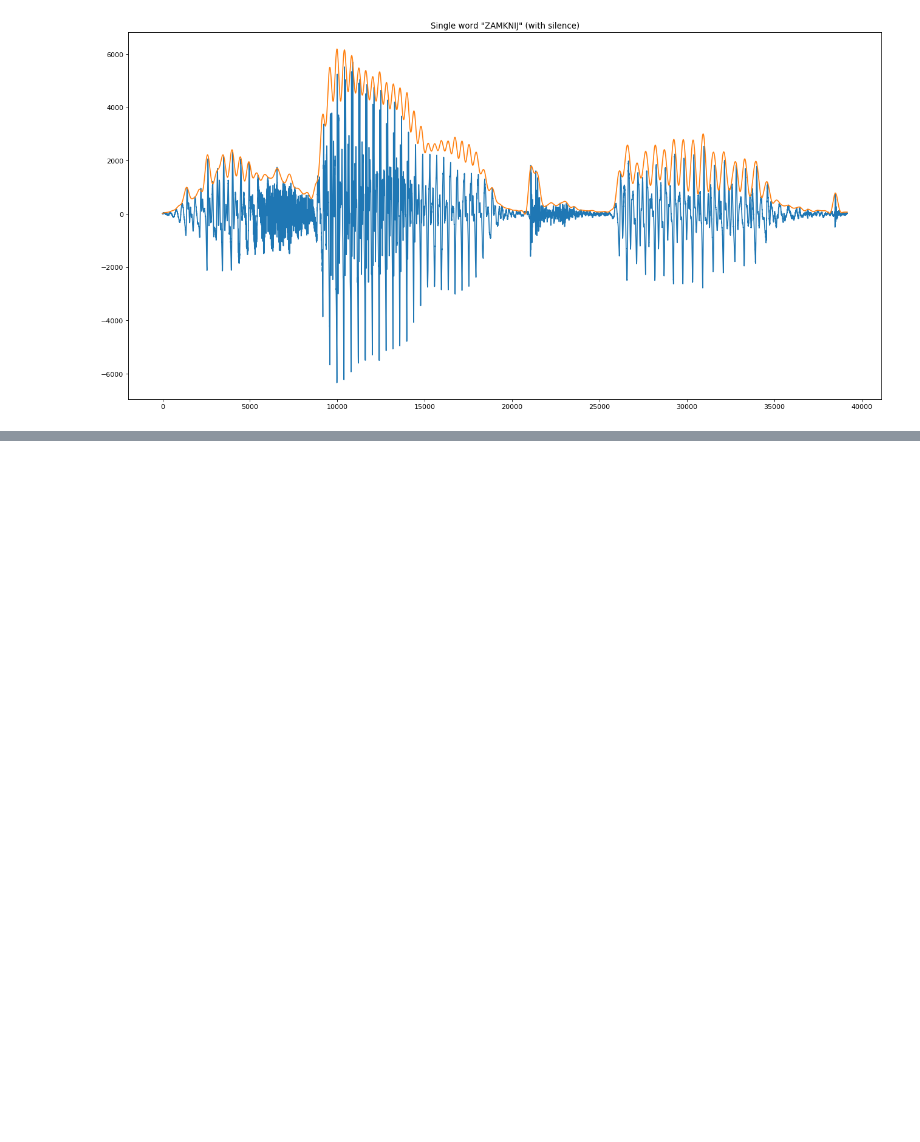
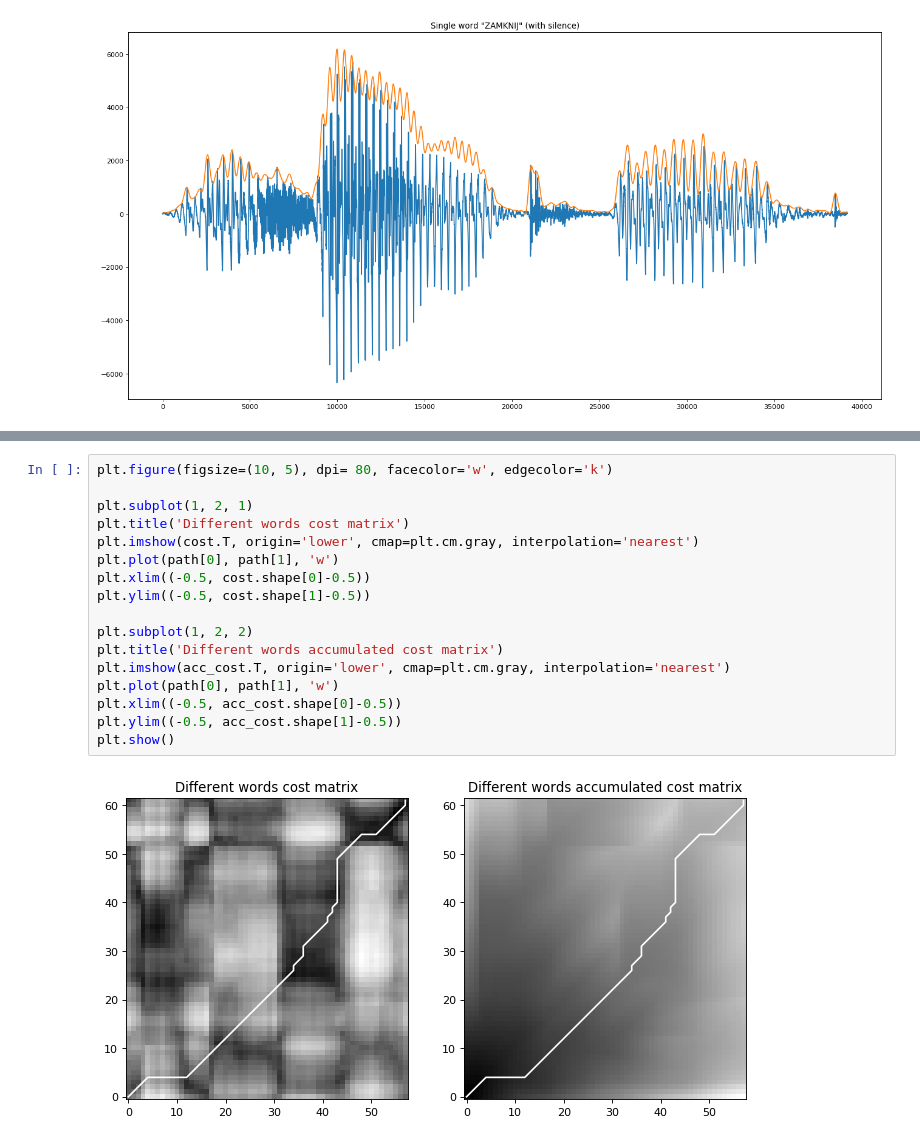
Before and after one commit to LDTV/bme_speech_recognition, a Jupyter notebook: classical_approach.ipynb, the cells around one changed output, grey strips where cells are left out. Drawn from its saved outputs; the diff is of its cells as text; blank space fills up the shorter version.

```diff
--- a/classical_approach.ipynb
+++ b/classical_approach.ipynb
@@ -98,0 +143,19 @@ plt.plot(env)
+# %%
+plt.figure(figsize=(10, 5), dpi= 80, facecolor='w', edgecolor='k')
+
+plt.subplot(1, 2, 1)
+plt.title('Different words cost matrix')
+plt.imshow(cost.T, origin='lower', cmap=plt.cm.gray, interpolation='nearest')
+plt.plot(path[0], path[1], 'w')
+plt.xlim((-0.5, cost.shape[0]-0.5))
+plt.ylim((-0.5, cost.shape[1]-0.5))
+
+plt.subplot(1, 2, 2)
+plt.title('Different words accumulated cost matrix')
+plt.imshow(acc_cost.T, origin='lower', cmap=plt.cm.gray, interpolation='nearest')
+plt.plot(path[0], path[1], 'w')
+plt.xlim((-0.5, acc_cost.shape[0]-0.5))
+plt.ylim((-0.5, acc_cost.shape[1]-0.5))
+plt.show()
+# %% [output]
+[figure, added]
```
Also changed, not shown: parts of 9 cells of this notebook, 1 other file.
